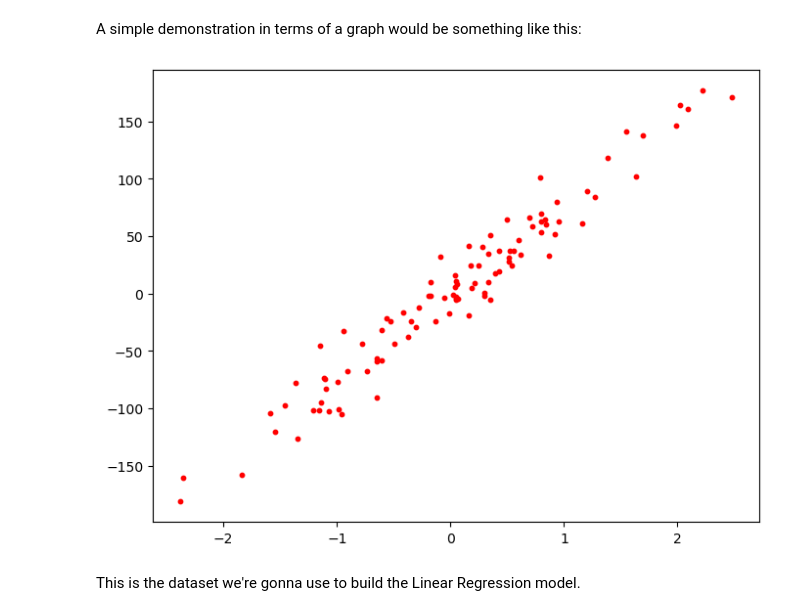
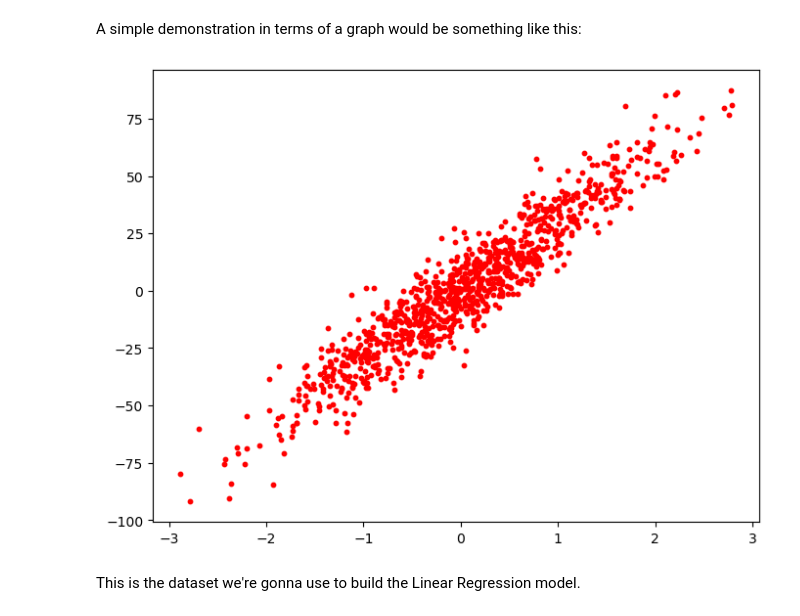
Before and after one commit to Sandeep20013/AI-Learning-Tracking, a Jupyter notebook: Projects/Implementing Linear Regression from Scratch.ipynb, the cells around one changed output. Saved outputs shown, nothing was run; the diff lists cells and outputs as text; code cells hidden in the pictures.

```diff
--- a/Projects/Implementing Linear Regression from Scratch.ipynb
+++ b/Projects/Implementing Linear Regression from Scratch.ipynb
@@ -18,12 +19,12 @@ import numpy as np
 from sklearn.model_selection import train_test_split
 from sklearn import datasets
 # %%
-X, y = datasets.make_regression(n_samples = 100, n_features = 1, noise = 20, random_state = 4)
+X, y = datasets.make_regression(n_samples = 1000, n_features = 1, noise = 10, random_state = 4)
 X_train, X_test, y_train, y_test = train_test_split(X, y, test_size = 0.2 ,random_state = 1)
 fig = plt.figure(figsize = (8,6))
 plt.scatter(X, y, color = 'r', s = 10);
 # %% [output]
-[figure, old version]
+[figure, new version]
 # %% [markdown]
 This is the dataset we're gonna use to build the Linear Regression model.
 # %% [markdown]
```
Also changed, not shown: parts of 6 cells of this notebook.
